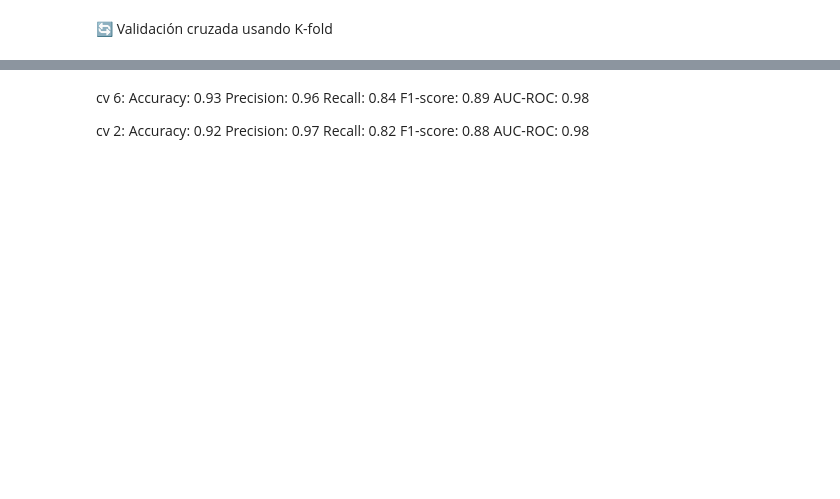
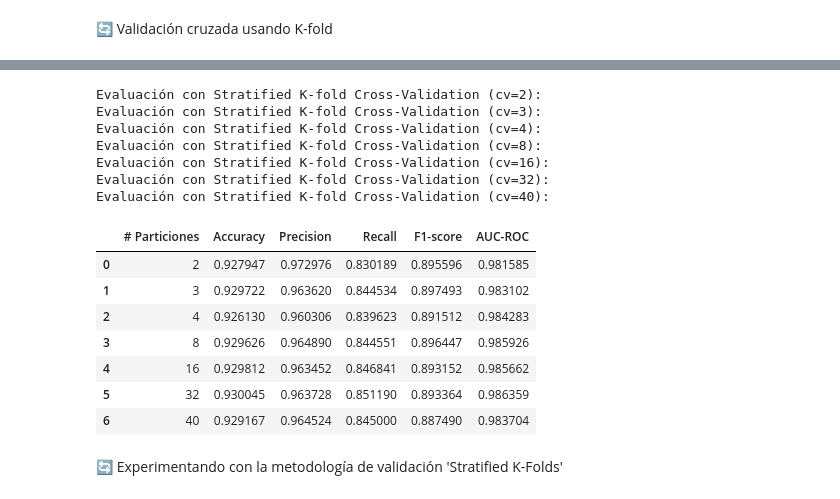
Before and after one commit to C0SS10/AI4ENG-II, a Jupyter notebook: Breast-Cancer-Wisconsin.ipynb, the cells around one changed output, grey strips where cells are left out. Drawn from its saved outputs; the diff is of its cells as text; code cells hidden in the pictures; blank space fills up the shorter version.

```diff
--- a/Breast-Cancer-Wisconsin.ipynb
+++ b/Breast-Cancer-Wisconsin.ipynb
@@ -321,12 +303,58 @@ AUC-ROC: 0.98
-# %% [markdown]
-cv 6: Accuracy: 0.93
-Precision: 0.96
-Recall: 0.84
-F1-score: 0.89
-AUC-ROC: 0.98
-
-cv 2: Accuracy: 0.92
-Precision: 0.97
-Recall: 0.82
-F1-score: 0.88
-AUC-ROC: 0.98
+# %%
+# Validación cruzada Estratificada
+def valStratifiedKFold(X, y, n_splits, model, shuffle=True, scoring=None):
+    """
+    Realiza la validación cruzada K-fold con diferentes valores de cv y muestra los resultados en una tabla.
+
+    Parámetros:
+    X (pandas.DataFrame): Matriz de características.
+    y (pandas.Series): Variable objetivo.
+    n_splits (list): Lista de valores de cv a probar.
+    model (sklearn.base.BaseEstimator): Modelo a utilizar (por defecto, LogisticRegression).
+    scoring (dict o None): Diccionario de métricas de evaluación a utilizar (por defecto, None).
+    """
+    # Inicializar una lista para almacenar los resultados
+    results = []
+
+    # Iterar sobre los diferentes valores de cv
+    for cv in n_splits:
+        print(f"Evaluación con Stratified K-fold Cross-Validation (cv={cv}):")
+        skf = StratifiedKFold(n_splits=cv, shuffle=shuffle, random_state=42)
+        scores = cross_validate(model, X, y, cv=skf, scoring=scoring)
+
+        # Agregar los resultados a la lista
+        results.append({
+            '# Particiones': cv,
+            'Accuracy': scores['test_accuracy'].mean(),
+            'Precision': scores['test_precision'].mean(),
+            'Recall': scores['test_recall'].mean(),
+            'F1-score': scores['test_f1'].mean(),
+            'AUC-ROC': scores['test_roc_auc'].mean()
+        })
+
+    # Crear un DataFrame con los resultados
+    results_df = pd.DataFrame(results)
+    return results_df
+
+n_splits = [2, 3, 4, 8, 16, 32, 40]
+result = valStratifiedKFold(X_scaled, y, n_splits, model, scoring=scoring)
+
+result
+# %% [output]
+Evaluación con Stratified K-fold Cross-Validation (cv=2):
+Evaluación con Stratified K-fold Cross-Validation (cv=3):
+Evaluación con Stratified K-fold Cross-Validation (cv=4):
+Evaluación con Stratified K-fold Cross-Validation (cv=8):
+Evaluación con Stratified K-fold Cross-Validation (cv=16):
+Evaluación con Stratified K-fold Cross-Validation (cv=32):
+Evaluación con Stratified K-fold Cross-Validation (cv=40):
+|  | # Particiones | Accuracy | Precision | Recall | F1-score | AUC-ROC |
+| 0 | 2 | 0.927947 | 0.972976 | 0.830189 | 0.895596 | 0.981585 |
+| 1 | 3 | 0.929722 | 0.963620 | 0.844534 | 0.897493 | 0.983102 |
+| 2 | 4 | 0.926130 | 0.960306 | 0.839623 | 0.891512 | 0.984283 |
+| 3 | 8 | 0.929626 | 0.964890 | 0.844551 | 0.896447 | 0.985926 |
+| 4 | 16 | 0.929812 | 0.963452 | 0.846841 | 0.893152 | 0.985662 |
+| 5 | 32 | 0.930045 | 0.963728 | 0.851190 | 0.893364 | 0.986359 |
+| 6 | 40 | 0.929167 | 0.964524 | 0.845000 | 0.887490 | 0.983704 |
+# %% [markdown]
+🔄 Experimentando con la metodología de validación 'Stratified K-Folds'
```
Also changed, not shown: parts of 13 cells of this notebook.
